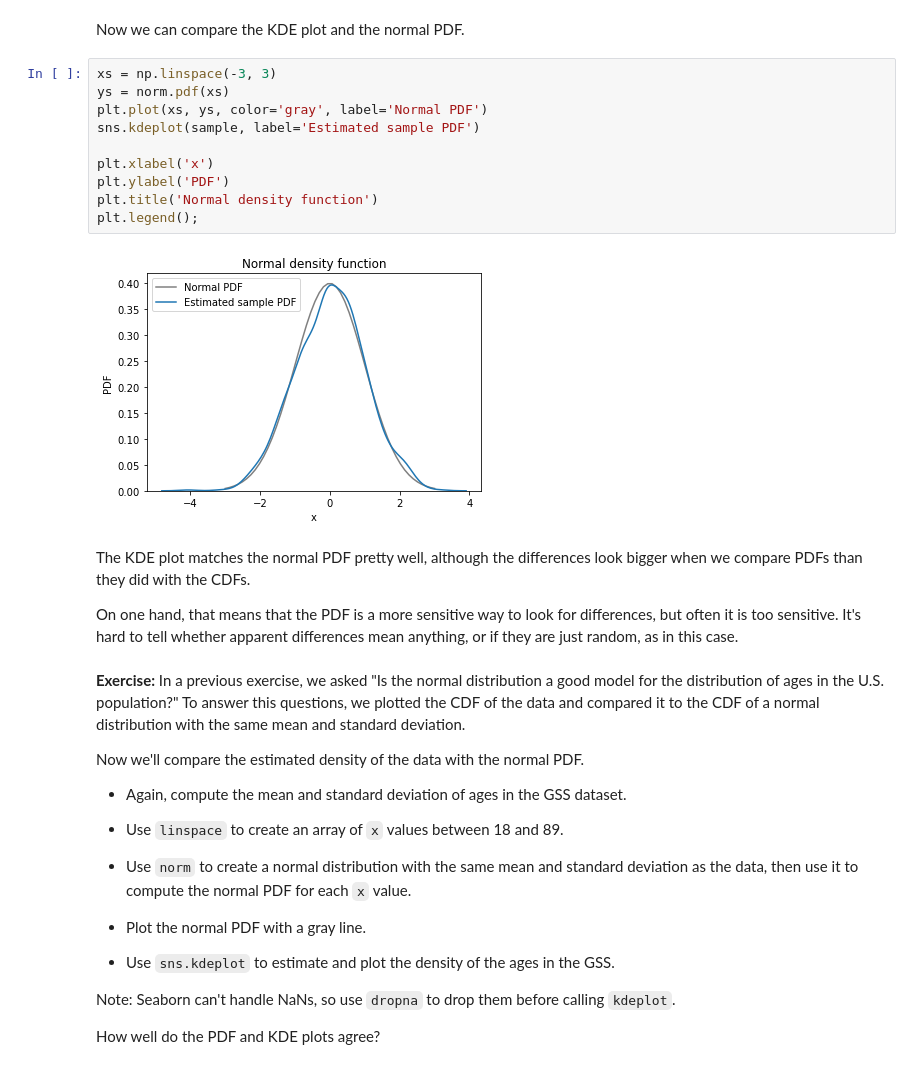
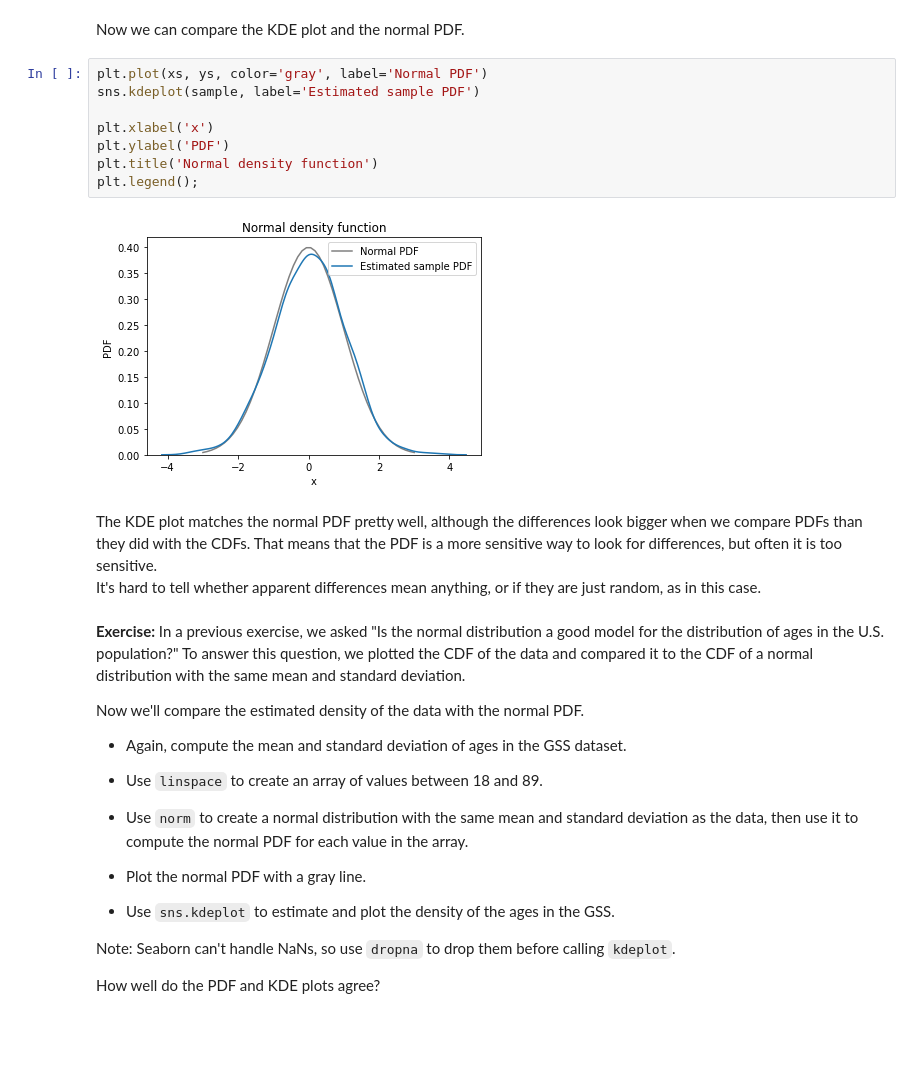
Before and after one commit to AllenDowney/ElementsOfDataScience, a Jupyter notebook: _sources/08_distributions.ipynb, the cells around one changed output. Drawn from its saved outputs; the diff is of its cells as text; blank space fills up the shorter version.

```diff
--- a/_sources/08_distributions.ipynb
+++ b/_sources/08_distributions.ipynb
@@ -778,31 +879,29 @@ plt.legend();
 # %% [markdown]
 Now we can compare the KDE plot and the normal PDF.
 # %%
-xs = np.linspace(-3, 3)
-ys = norm.pdf(xs)
 plt.plot(xs, ys, color='gray', label='Normal PDF')
 sns.kdeplot(sample, label='Estimated sample PDF')
 
 plt.xlabel('x')
 plt.ylabel('PDF')
 plt.title('Normal density function')
 plt.legend();
 # %% [output]
-[figure, old version]
+[figure, new version]
 # %% [markdown]
 The KDE plot matches the normal PDF pretty well, although the differences look bigger when we compare PDFs than they did with the CDFs.
-
-On one hand, that means that the PDF is a more sensitive way to look for differences, but often it is too sensitive.  It's hard to tell whether apparent differences mean anything, or if they are just random, as in this case.
+That means that the PDF is a more sensitive way to look for differences, but often it is too sensitive.
+It's hard to tell whether apparent differences mean anything, or if they are just random, as in this case.
 # %% [markdown]
-**Exercise:** In a previous exercise, we asked "Is the normal distribution a good model for the distribution of ages in the U.S. population?"  To answer this questions, we plotted the CDF of the data and compared it to the CDF of a normal distribution with the same mean and standard deviation.
+**Exercise:** In a previous exercise, we asked "Is the normal distribution a good model for the distribution of ages in the U.S. population?"  To answer this question, we plotted the CDF of the data and compared it to the CDF of a normal distribution with the same mean and standard deviation.
 
 Now we'll compare the estimated density of the data with the normal PDF.
 
 * Again, compute the mean and standard deviation of ages in the GSS dataset.
 
-* Use `linspace` to create an array of `x` values between 18 and 89.
+* Use `linspace` to create an array of values between 18 and 89.
 
-* Use `norm` to create a normal distribution with the same mean and standard deviation as the data, then use it to compute the normal PDF for each `x` value.
+* Use `norm` to create a normal distribution with the same mean and standard deviation as the data, then use it to compute the normal PDF for each value in the array.
 
 * Plot the normal PDF with a gray line.
 
```
Also changed, not shown: parts of 140 cells of this notebook, 48 other files.
